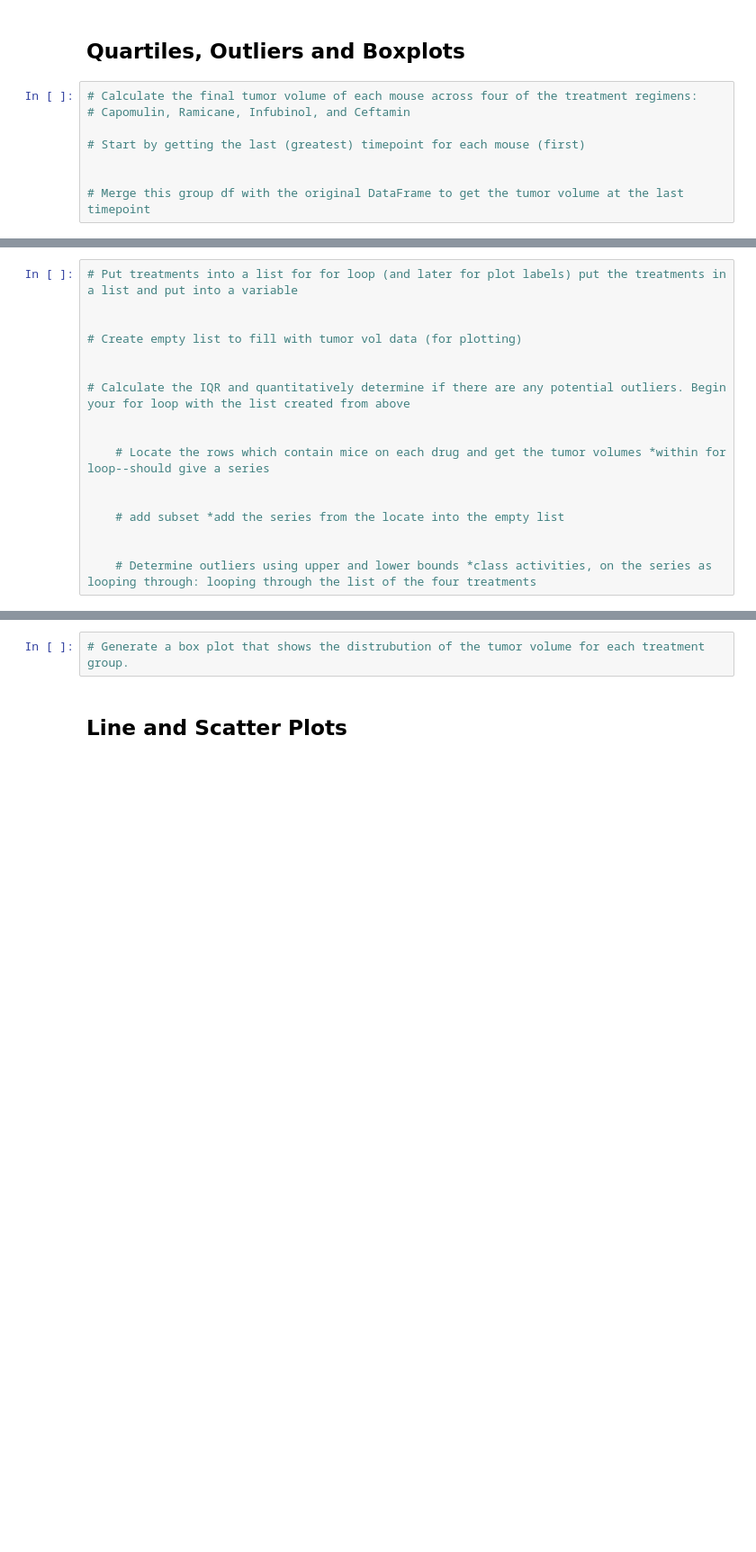
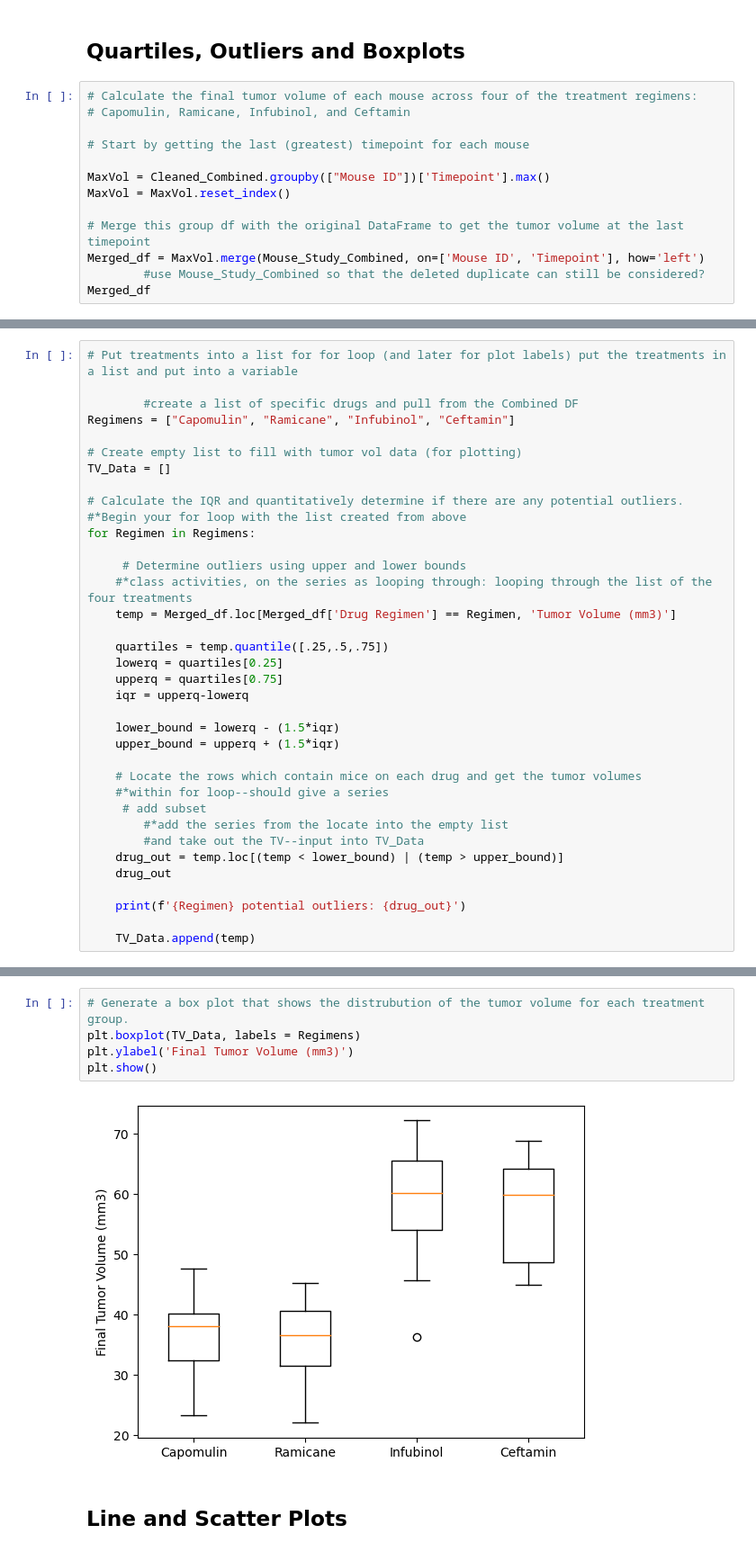
Before and after one commit to msryannhawkins/Matplotlib-Challenge, a Jupyter notebook: Pymaceuticals/pymaceuticals_starter.ipynb, the cells around one changed output, grey strips where cells are left out. Shown: that part at 90% size. Cells and saved outputs as stored; diff of their text form; blank space fills up the shorter version.

```diff
--- a/Pymaceuticals/pymaceuticals_starter.ipynb
+++ b/Pymaceuticals/pymaceuticals_starter.ipynb
@@ -248,7 +248,12 @@ plt.show()
 # Calculate the final tumor volume of each mouse across four of the treatment regimens:
 # Capomulin, Ramicane, Infubinol, and Ceftamin
 
-# Start by getting the last (greatest) timepoint for each mouse (first)
+# Start by getting the last (greatest) timepoint for each mouse
 
+MaxVol = Cleaned_Combined.groupby(["Mouse ID"])['Timepoint'].max()
+MaxVol = MaxVol.reset_index()
 
 # Merge this group df with the original DataFrame to get the tumor volume at the last timepoint
+Merged_df = MaxVol.merge(Mouse_Study_Combined, on=['Mouse ID', 'Timepoint'], how='left')
+        #use Mouse_Study_Combined so that the deleted duplicate can still be considered?
+Merged_df
@@ -255,17 +274,36 @@ plt.show()
 # %%
 # Put treatments into a list for for loop (and later for plot labels) put the treatments in a list and put into a variable
 
+        #create a list of specific drugs and pull from the Combined DF
+Regimens = ["Capomulin", "Ramicane", "Infubinol", "Ceftamin"]
 
 # Create empty list to fill with tumor vol data (for plotting)
+TV_Data = []
 
+# Calculate the IQR and quantitatively determine if there are any potential outliers.
+#*Begin your for loop with the list created from above
+for Regimen in Regimens:
 
-# Calculate the IQR and quantitatively determine if there are any potential outliers. Begin your for loop with the list created from above
+     # Determine outliers using upper and lower bounds
+    #*class activities, on the series as looping through: looping through the list of the four treatments
+    temp = Merged_df.loc[Merged_df['Drug Regimen'] == Regimen, 'Tumor Volume (mm3)']
 
+    quartiles = temp.quantile([.25,.5,.75])
+    lowerq = quartiles[0.25]
+    upperq = quartiles[0.75]
+    iqr = upperq-lowerq
 
-    # Locate the rows which contain mice on each drug and get the tumor volumes *within for loop--should give a series
+    lower_bound = lowerq - (1.5*iqr)
+    upper_bound = upperq + (1.5*iqr)
 
+    # Locate the rows which contain mice on each drug and get the tumor volumes
+    #*within for loop--should give a series
+     # add subset
+        #*add the series from the locate into the empty list
+        #and take out the TV--input into TV_Data
+    drug_out = temp.loc[(temp < lower_bound) | (temp > upper_bound)]
+    drug_out
 
-    # add subset *add the series from the locate into the empty list
+    print(f'{Regimen} potential outliers: {drug_out}')
 
-
-    # Determine outliers using upper and lower bounds *class activities, on the series as looping through: looping through the list of the four treatments
+    TV_Data.append(temp)
@@ -272,5 +316,10 @@ plt.show()
 # %%
 # Generate a box plot that shows the distrubution of the tumor volume for each treatment group.
+plt.boxplot(TV_Data, labels = Regimens)
+plt.ylabel('Final Tumor Volume (mm3)')
+plt.show()
+# %% [output]
+[figure, added]
 # %% [markdown]
 ## Line and Scatter Plots
 # %%
```
Also changed, not shown: parts of 6 cells of this notebook, 1 other file.
